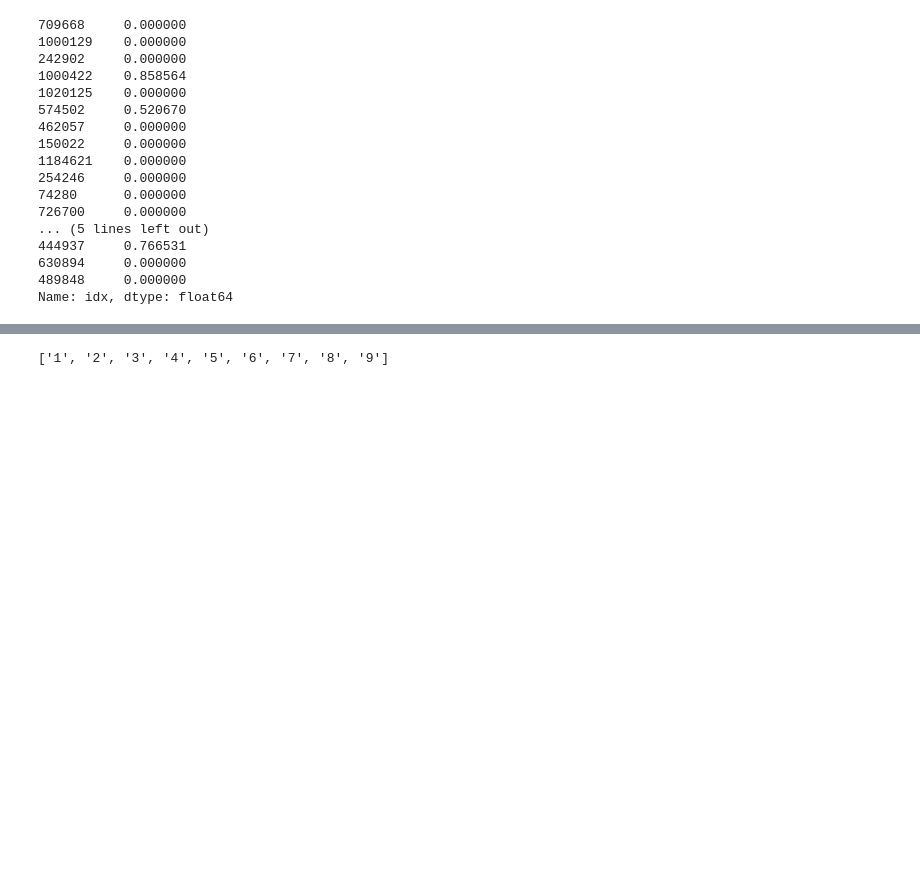
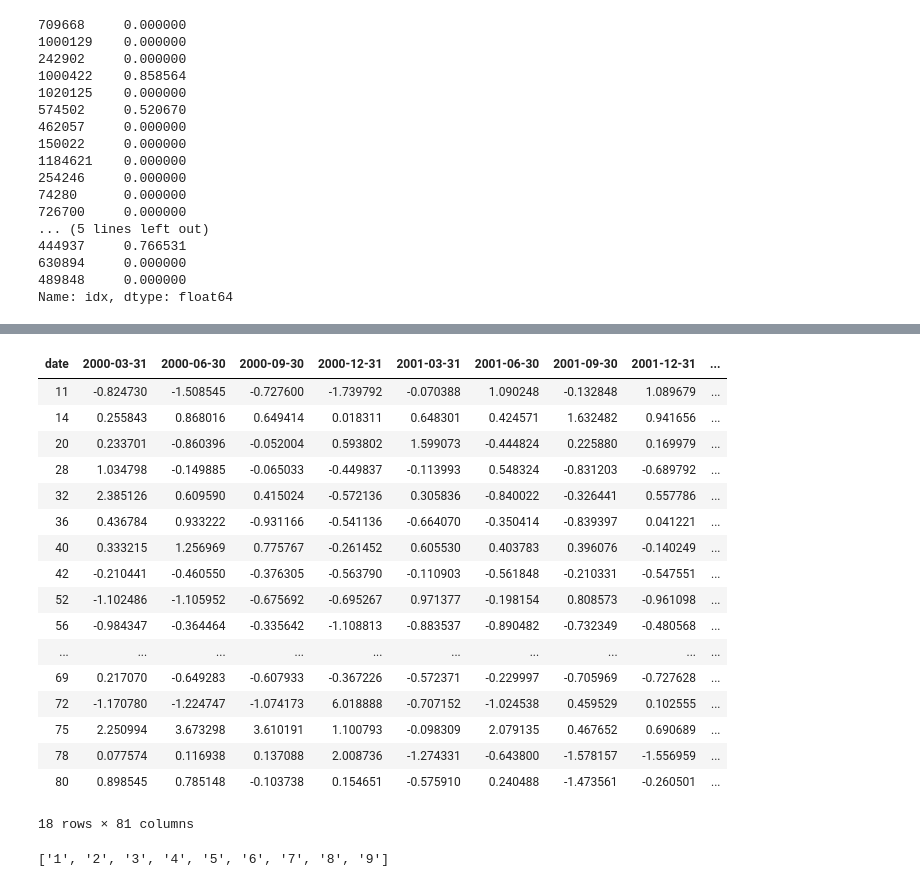
Before and after one commit to Danmarks-Nationalbank/uncertainty, a Jupyter notebook: scripts/FUI_explore.ipynb, the cells around one changed output, grey strips where cells are left out. Drawn from its saved outputs; the diff is of its cells as text; code cells hidden in the pictures; blank space fills up the shorter version.

```diff
--- a/scripts/FUI_explore.ipynb
+++ b/scripts/FUI_explore.ipynb
@@ -187,3 +307,24 @@ df2[df2.columns[-18:]] = df2[df2.columns[-18:]].mul(df['u_count'], axis=0).div(d
+# %%
+df.drop(columns = ['idx'], axis=1).transpose()
+# %% [output]
+| date | 2000-03-31 | 2000-06-30 | 2000-09-30 | 2000-12-31 | 2001-03-31 | 2001-06-30 | 2001-09-30 | 2001-12-31 | ... |
+| 11 | -0.824730 | -1.508545 | -0.727600 | -1.739792 | -0.070388 | 1.090248 | -0.132848 | 1.089679 | ... |
+| 14 | 0.255843 | 0.868016 | 0.649414 | 0.018311 | 0.648301 | 0.424571 | 1.632482 | 0.941656 | ... |
+| 20 | 0.233701 | -0.860396 | -0.052004 | 0.593802 | 1.599073 | -0.444824 | 0.225880 | 0.169979 | ... |
+| 28 | 1.034798 | -0.149885 | -0.065033 | -0.449837 | -0.113993 | 0.548324 | -0.831203 | -0.689792 | ... |
+| 32 | 2.385126 | 0.609590 | 0.415024 | -0.572136 | 0.305836 | -0.840022 | -0.326441 | 0.557786 | ... |
+| 36 | 0.436784 | 0.933222 | -0.931166 | -0.541136 | -0.664070 | -0.350414 | -0.839397 | 0.041221 | ... |
+| 40 | 0.333215 | 1.256969 | 0.775767 | -0.261452 | 0.605530 | 0.403783 | 0.396076 | -0.140249 | ... |
+| 42 | -0.210441 | -0.460550 | -0.376305 | -0.563790 | -0.110903 | -0.561848 | -0.210331 | -0.547551 | ... |
+| 52 | -1.102486 | -1.105952 | -0.675692 | -0.695267 | 0.971377 | -0.198154 | 0.808573 | -0.961098 | ... |
+| 56 | -0.984347 | -0.364464 | -0.335642 | -1.108813 | -0.883537 | -0.890482 | -0.732349 | -0.480568 | ... |
+| ... | ... | ... | ... | ... | ... | ... | ... | ... | ... |
+| 69 | 0.217070 | -0.649283 | -0.607933 | -0.367226 | -0.572371 | -0.229997 | -0.705969 | -0.727628 | ... |
+| 72 | -1.170780 | -1.224747 | -1.074173 | 6.018888 | -0.707152 | -1.024538 | 0.459529 | 0.102555 | ... |
+| 75 | 2.250994 | 3.673298 | 3.610191 | 1.100793 | -0.098309 | 2.079135 | 0.467652 | 0.690689 | ... |
+| 78 | 0.077574 | 0.116938 | 0.137088 | 2.008736 | -1.274331 | -0.643800 | -1.578157 | -1.556959 | ... |
+| 80 | 0.898545 | 0.785148 | -0.103738 | 0.154651 | -0.575910 | 0.240488 | -1.473561 | -0.260501 | ... |
+18 rows × 81 columns
 # %%
 [str(i) for i in range(1,10,1)]
 # %% [output]
```
Also changed, not shown: parts of 20 cells of this notebook, 3 other files.
